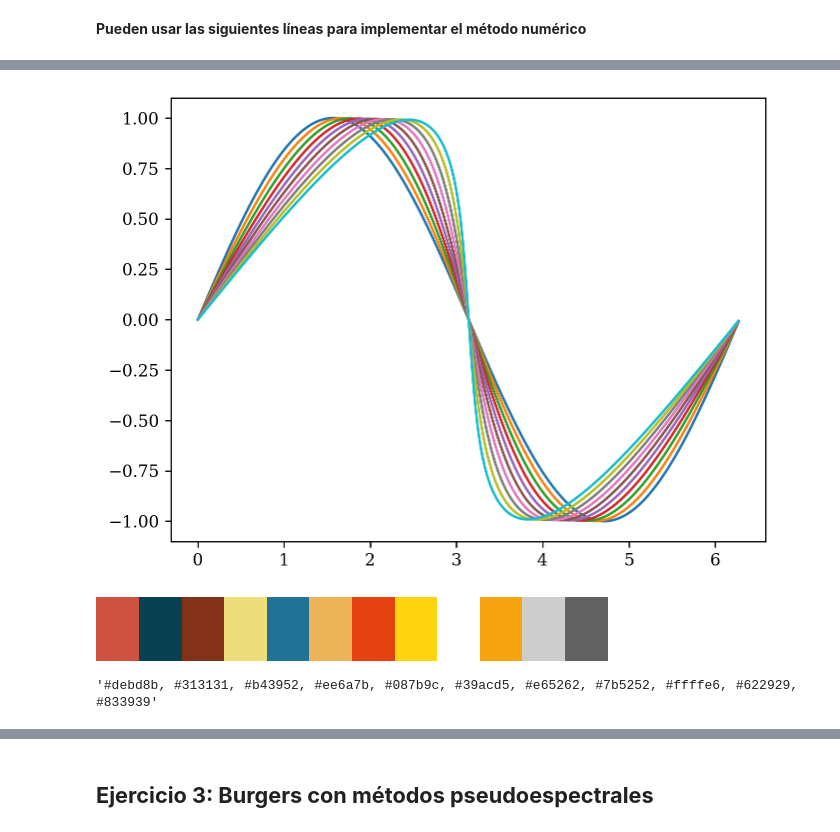
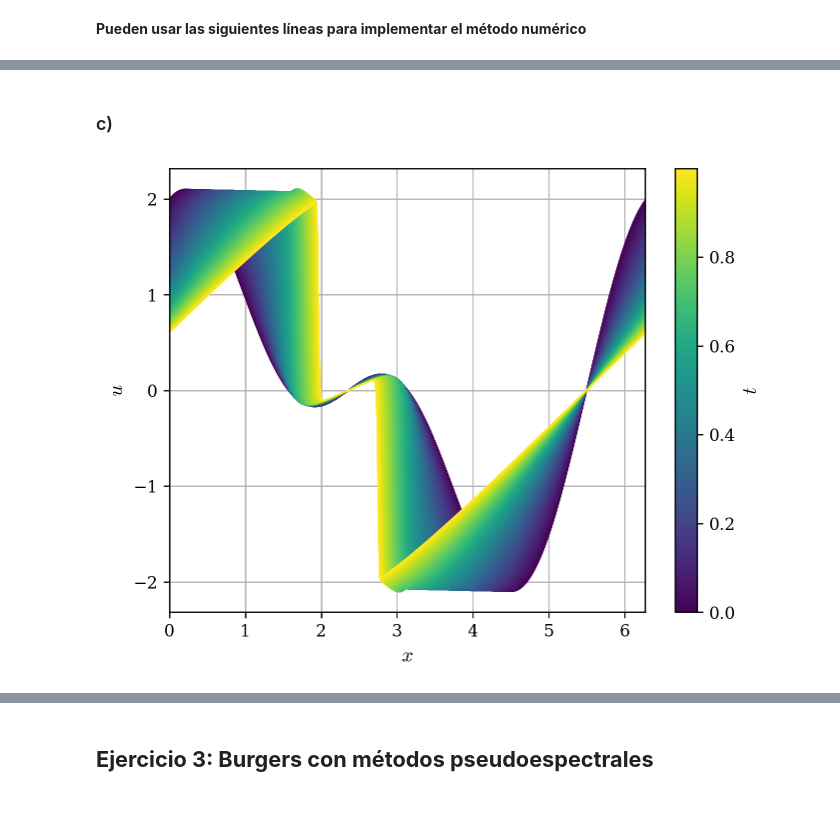
Before and after one commit to agustinbrusco/Sistemas_Complejos, a Jupyter notebook: guias/Guia2.ipynb, the cells around one changed output, grey strips where cells are left out. Saved outputs shown, nothing was run; the diff lists cells and outputs as text; code cells hidden in the pictures.

Commit message:
plots 3d y Pseudo-Espectral

```diff
--- a/guias/Guia2.ipynb
+++ b/guias/Guia2.ipynb
@@ -227,40 +219,30 @@ for n in range(nt - 1):
-# %%
-for i in range(0, nt, 100):
-    plt.plot(x_vals, u[:, i], label=f"t={i*dt:.2f}")
-plt.show()
-# %% [output]
-[figure, removed]
-# %%
-from matplotlib import colors
-
-charizard_colors = """#cd5241
-#084152
-#833118
-#eede7b
-#207394
-#eeb45a
-#e64110
-#ffd510
-#ffffff
-#f6a410
-#cdcdcd
-#626262""".splitlines()
-# generate a matplotlib colormap object
-charizard_cmap = colors.ListedColormap(charizard_colors)
-charizard_cmap
-# %% [output]
-[figure, removed]
-# %%
-"""#debd8b
-#313131
-#b43952
-#ee6a7b
-#087b9c
-#39acd5
-#e65262
-#7b5252
-#ffffe6
-#622929
-#833939""".replace("\n", ", ")
-# %% [output]
-'#debd8b, #313131, #b43952, #ee6a7b, #087b9c, #39acd5, #e65262, #7b5252, #ffffe6, #622929, #833939'
+# %%
+u = np.empty([nx, nt])  # Array con la velocidad
+# u[:, 0] = np.sin(2*np.pi*x_vals/L)  # alguna condicion inicial
+u[:, 0] = np.cos(x_vals) + np.cos(2*x_vals) + np.sin(x_vals)  # alguna condicion inicial
+# u[:, 0] = np.exp(- (x_vals - L/2)**2 / 0.5**2)  # alguna condicion inicial
+
+# Aplico el método de Euler para la integración temporal
+for n in range(nt - 1):
+    u[:, n+1] = u[:, n] + dt * (
+        - (D_1 @ u[:, n]) @ np.diag(u[:, n])  # du/dx * u
+        + nu * D_2 @ u[:, n]  # nu * d^2u/dx^2
+    )
+# %% [markdown]
+### c)
+# %%
+fig, ax = plt.subplots(1, 1, )
+colors = plt.cm.ScalarMappable(norm=plt.Normalize(0, t_vals.max(),), cmap="viridis")
+for i, t_i in enumerate(t_vals):
+    ax.plot(
+            x_vals, u[:, i], c=colors.to_rgba(t_i),
+            lw=0.75, alpha=1
+        )
+ax.grid()
+ax.set_xlabel("$x$")
+ax.set_xlim(x_vals.min(), x_vals.max())
+ax.set_ylabel("$u$")
+plt.colorbar(colors, label="$t$", ax=ax)
+plt.show()
+# %% [output]
+[figure, added]
```
Also changed, not shown: parts of 23 cells of this notebook, 1 other file.
